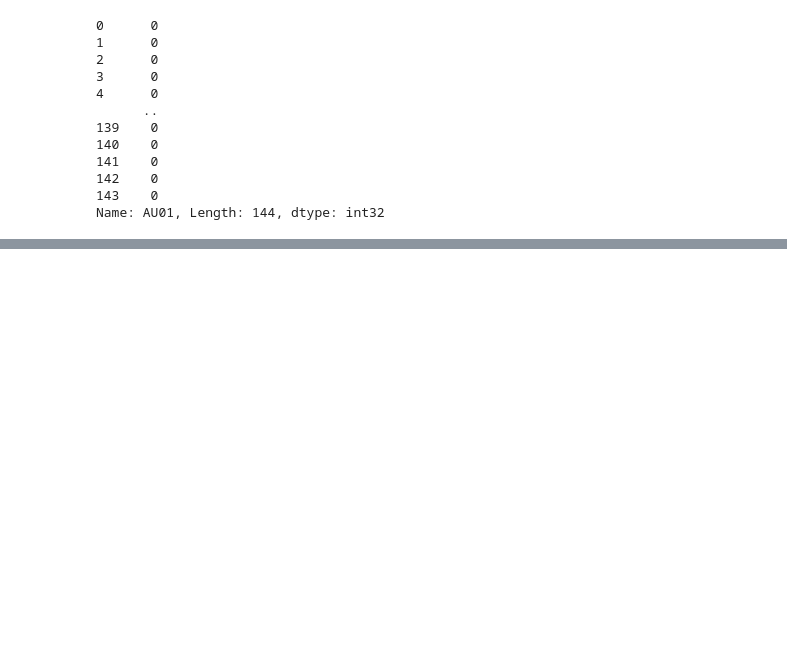
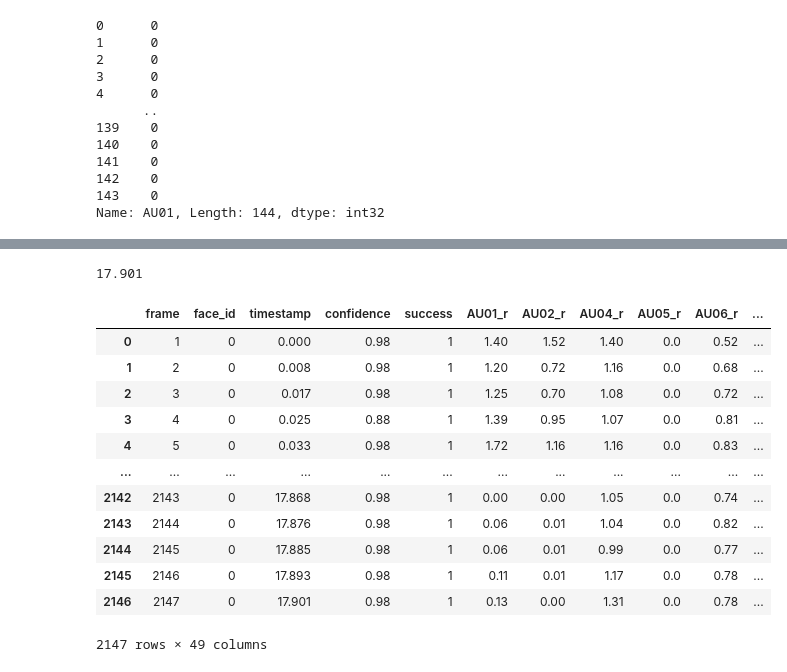
Before and after one commit to waijinchai/fit3162-mcs07, a Jupyter notebook: test.ipynb, the cells around one changed output, grey strips where cells are left out. Saved outputs shown, nothing was run; the diff lists cells and outputs as text; code cells hidden in the pictures; blank space fills up the shorter version.

```diff
--- a/test.ipynb
+++ b/test.ipynb
@@ -52,0 +197,4 @@ Name: AU01, Length: 144, dtype: int32
+# %%
+df_s01 = pd.read_csv("S01_1001-1.csv")
+df_s01.columns = [c.strip() for c in df_s01.columns]
+df_s01.head()
@@ -52,0 +209,30 @@ Name: AU01, Length: 144, dtype: int32
+# %%
+# get the duration of the video
+duration = df_s01["timestamp"].iloc[-1]
+duration
+# %% [output]
+17.901
+# %%
+# get the number of FAUs that appeared based on the number of frames
+for au in FAU:
+    cond1 = df_s01[au + "_c"] == 1
+    cond2 = df_s01[au + "_r"] >= 0.5
+    cond3 = df_s01["confidence"] >= 0.98
+    cond4 = df_s01["success"] == 1
+    df_s01[au] = np.where(cond1 & cond2 & cond3 & cond4, 1, 0)
+
+df_s01
+# %% [output]
+|  | frame | face_id | timestamp | confidence | success | AU01_r | AU02_r | AU04_r | AU05_r | AU06_r | ... |
+| 0 | 1 | 0 | 0.000 | 0.98 | 1 | 1.40 | 1.52 | 1.40 | 0.0 | 0.52 | ... |
+| 1 | 2 | 0 | 0.008 | 0.98 | 1 | 1.20 | 0.72 | 1.16 | 0.0 | 0.68 | ... |
+| 2 | 3 | 0 | 0.017 | 0.98 | 1 | 1.25 | 0.70 | 1.08 | 0.0 | 0.72 | ... |
+| 3 | 4 | 0 | 0.025 | 0.88 | 1 | 1.39 | 0.95 | 1.07 | 0.0 | 0.81 | ... |
+| 4 | 5 | 0 | 0.033 | 0.98 | 1 | 1.72 | 1.16 | 1.16 | 0.0 | 0.83 | ... |
+| ... | ... | ... | ... | ... | ... | ... | ... | ... | ... | ... | ... |
+| 2142 | 2143 | 0 | 17.868 | 0.98 | 1 | 0.00 | 0.00 | 1.05 | 0.0 | 0.74 | ... |
+| 2143 | 2144 | 0 | 17.876 | 0.98 | 1 | 0.06 | 0.01 | 1.04 | 0.0 | 0.82 | ... |
+| 2144 | 2145 | 0 | 17.885 | 0.98 | 1 | 0.06 | 0.01 | 0.99 | 0.0 | 0.77 | ... |
+| 2145 | 2146 | 0 | 17.893 | 0.98 | 1 | 0.11 | 0.01 | 1.17 | 0.0 | 0.78 | ... |
+| 2146 | 2147 | 0 | 17.901 | 0.98 | 1 | 0.13 | 0.00 | 1.31 | 0.0 | 0.78 | ... |
+2147 rows × 49 columns
```
Also changed, not shown: parts of 20 cells of this notebook, 10 other files.
